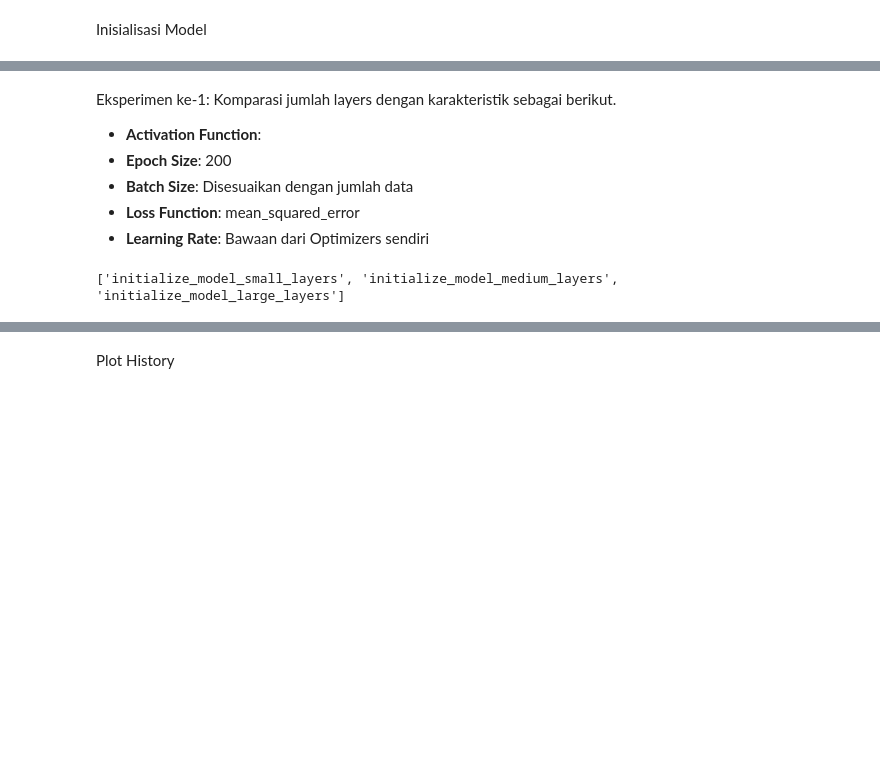
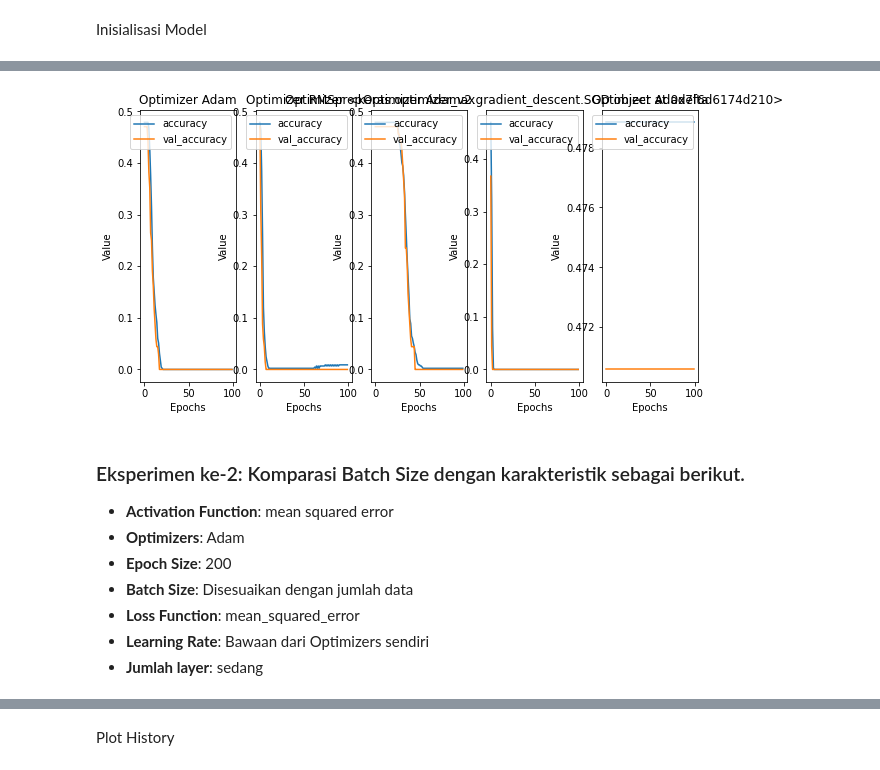
Before and after one commit to MaxZx3000/Forest-Fire, a Jupyter notebook: Final_Project_Forest_Fire_Classifier_(Anthony_Kevin_Oktavius).ipynb, the cells around one changed output, grey strips where cells are left out. Drawn from its saved outputs; the diff is of its cells as text; code cells hidden in the pictures; blank space fills up the shorter version.

Commit message:
Added Optimizers Comparation.

```diff
--- a/Final_Project_Forest_Fire_Classifier_(Anthony_Kevin_Oktavius).ipynb
+++ b/Final_Project_Forest_Fire_Classifier_(Anthony_Kevin_Oktavius).ipynb
@@ -493,7 +462,7 @@ multiple_fields_plot_template(forest_fire_multiple_plots_df_test[heatmap_fields]
 # %% [markdown]
 Inisialisasi variabel global untuk modelling
 # %%
-NUMBER_OF_DATASET_ROWS = forest_fire_multiple_plots_df_train.shape[0]
+NUMBER_OF_DATASET_ROWS = x_train_scaled.shape[0]
 X_TRAIN_DF = x_train_scaled.copy()
 X_TEST_DF = x_test_scaled.copy()
 Y_TRAIN_DF = y_train.copy()
@@ -519,7 +488,7 @@ def initialize_model_medium_layers():
   model.add(Dense(16, input_dim = number_of_features, activation = "relu"))
   model.add(Dense(32, activation = "relu"))
   model.add(Dense(16, activation = "relu"))
-  model.add(Dense(1, activation = "softmax"))
+  model.add(Dense(1))
 
   return model
 
@@ -533,7 +502,7 @@ def initialize_model_large_layers():
   model.add(Dense(64, activation = "relu"))
   model.add(Dense(32, activation = "relu"))
   model.add(Dense(16, activation = "relu"))
-  model.add(Dense(1, activation = "softmax"))
+  model.add(Dense(1))
 
   return model
 # %%
@@ -546,0 +526,26 @@ def plot_deep_learning_metrics(history, metric, val_metric, title):
+# %%
+optimizers = ["Adam", "RMSprop", "Adamax", SGD(momentum = 0.8), "Adadelta"]
+# %%
+histories = []
+
+def root_mean_squared_error(y_true, y_pred):
+  return K.sqrt(K.mean(K.square(y_pred - y_true)))
+
+for index, optimizer in enumerate(optimizers):
+  model = initialize_model_medium_layers()
+
+  model.compile(
+    optimizer = optimizer,
+    loss = "mean_squared_error",
+    metrics = ["accuracy"],
+  )
+
+  history = model.fit(
+      X_TRAIN_DF,
+      Y_TRAIN_DF,
+      validation_data = (X_TEST_DF, Y_TEST_DF),
+      batch_size = NUMBER_OF_DATASET_ROWS,
+      epochs = 100,
+      verbose = 1,
+  )
+  histories.append(history)
@@ -547,18 +570,24 @@ def plot_deep_learning_metrics(history, metric, val_metric, title):
+# %%
+plt.figure(figsize = (10, 5))
+
+for index, history in enumerate(histories):
+  plt.subplot(1, 5, index + 1)
+  plot_deep_learning_metrics(history,
+                             "accuracy",
+                             "val_accuracy",
+                             f"Optimizer {optimizers[index]}")
+
+plt.tight_layout()
+plt.show()
+# %% [output]
+[figure, added]
 # %% [markdown]
-Eksperimen ke-1: Komparasi jumlah layers dengan karakteristik sebagai berikut.
+### Eksperimen ke-2: Komparasi Batch Size dengan karakteristik sebagai berikut.
 
-* **Activation Function**:
+* **Activation Function**: mean squared error
+* **Optimizers**: Adam
 * **Epoch Size**: 200
 * **Batch Size**: Disesuaikan dengan jumlah data
 * **Loss Function**: mean_squared_error
 * **Learning Rate**: Bawaan dari Optimizers sendiri
+* **Jumlah layer**: sedang
-# %%
-model_layers_comparisons = ["initialize_model_small_layers",
-                            "initialize_model_medium_layers",
-                            "initialize_model_large_layers"]
-
-model_layers_names = ["Small", "Medium", "Large"]
-
-print(model_layers_comparisons)
-# %% [output]
-['initialize_model_small_layers', 'initialize_model_medium_layers', 'initialize_model_large_layers']
```
Also changed, not shown: parts of 16 cells of this notebook.
